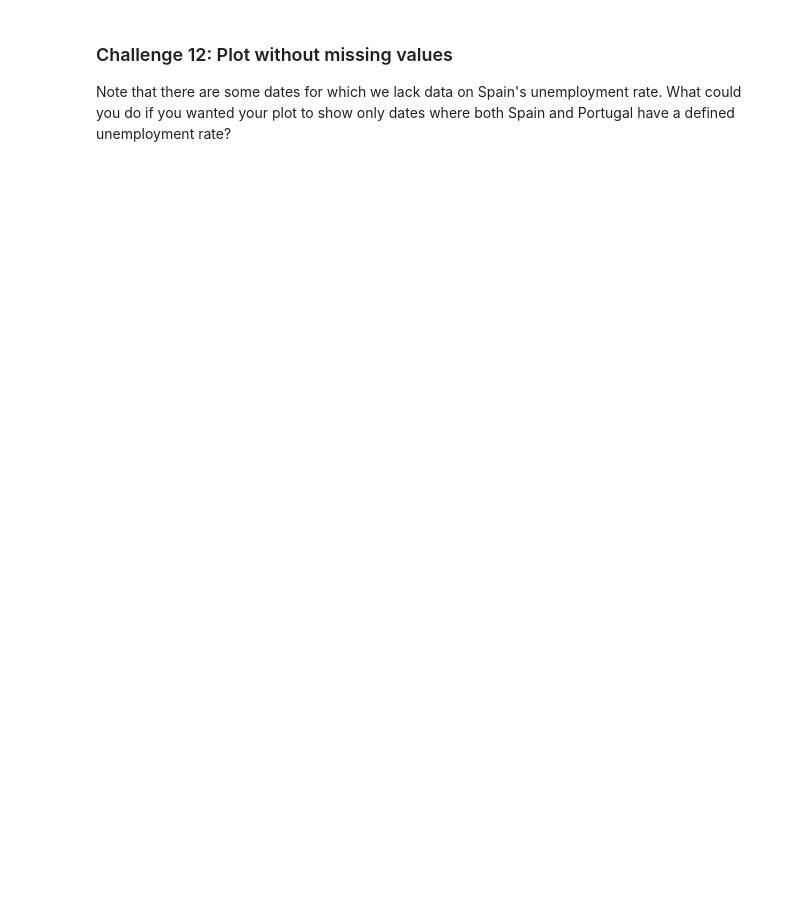
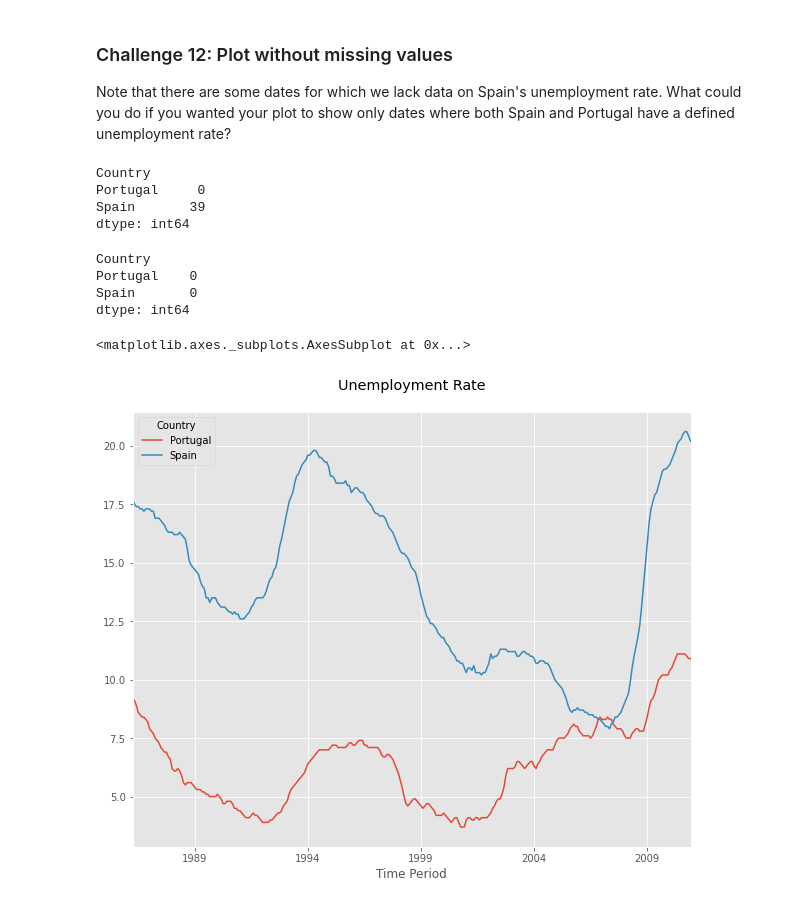
Before and after one commit to martinahuang/CUS615, a Jupyter notebook: Assignment_01/assignment_MartinaHuang_introduction-to-pandas.ipynb, the cells around one changed output. Cells and saved outputs as stored; diff of their text form; code cells hidden in the pictures; blank space fills up the shorter version.

```diff
--- a/Assignment_01/assignment_MartinaHuang_introduction-to-pandas.ipynb
+++ b/Assignment_01/assignment_MartinaHuang_introduction-to-pandas.ipynb
@@ -579,3 +942,24 @@ ps.plot(figsize=(10, 8), title='Unemployment Rate\n')
 # %% [markdown]
 ### Challenge 12: Plot without missing values
 Note that there are some dates for which we lack data on Spain's unemployment rate. What could you do if you wanted your plot to show only dates where both Spain and Portugal have a defined unemployment rate?
+# %%
+ps.isna().sum()
+# %% [output]
+Country
+Portugal     0
+Spain       39
+dtype: int64
+# %%
+a = ps.dropna()
+# %%
+a.isna().sum()
+# %% [output]
+Country
+Portugal    0
+Spain       0
+dtype: int64
+# %%
+a.plot(figsize=(10, 8), title='Unemployment Rate\n')
+# %% [output]
+<matplotlib.axes._subplots.AxesSubplot at 0x...>
+[figure, added]
```
Also changed, not shown: parts of 52 cells of this notebook.
